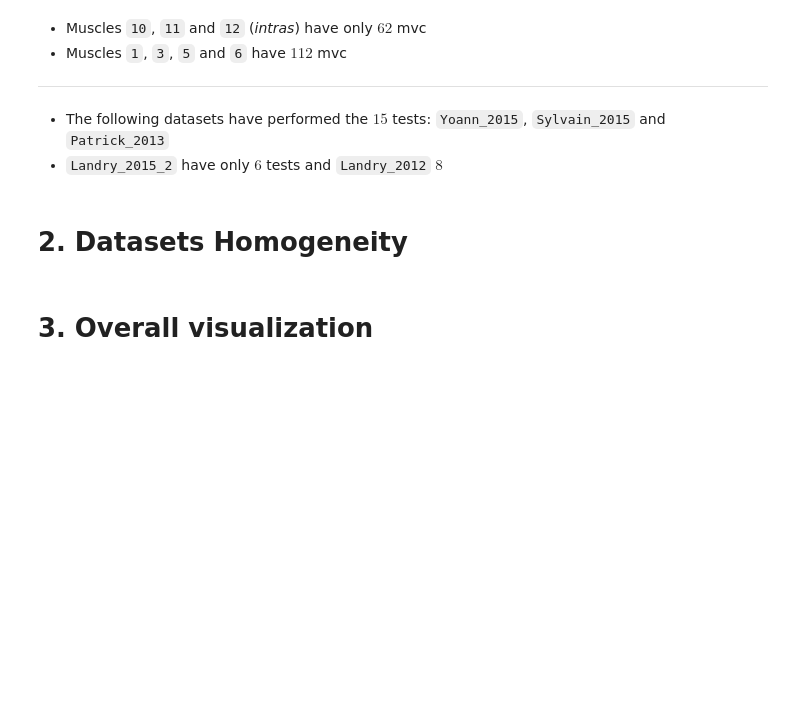
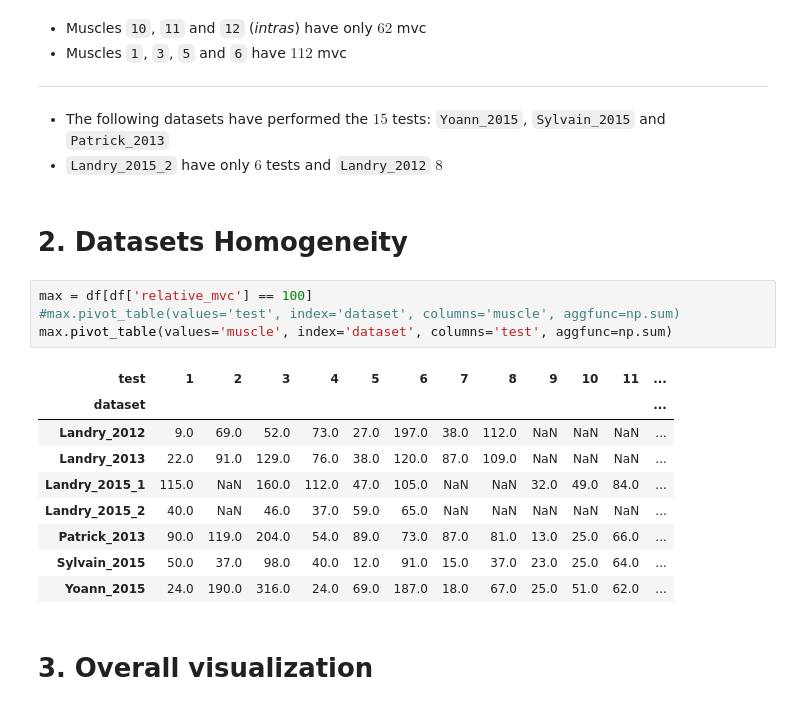
Before and after one commit to romainmartinez/mvc, a Jupyter notebook: 00_exploration.ipynb, the cells around one changed output. Cells and saved outputs as stored; diff of their text form; blank space fills up the shorter version.

```diff
--- a/00_exploration.ipynb
+++ b/00_exploration.ipynb
@@ -140,6 +120,20 @@ fig.tight_layout()
 - `Landry_2015_2` have only $6$ tests and `Landry_2012` $8$
 # %% [markdown]
 # 2. Datasets Homogeneity
+# %%
+max = df[df['relative_mvc'] == 100]
+#max.pivot_table(values='test', index='dataset', columns='muscle', aggfunc=np.sum)
+max.pivot_table(values='muscle', index='dataset', columns='test', aggfunc=np.sum)
+# %% [output]
+| test | 1 | 2 | 3 | 4 | 5 | 6 | 7 | 8 | 9 | 10 | 11 | ... |
+| dataset |  |  |  |  |  |  |  |  |  |  |  | ... |
+| Landry_2012 | 9.0 | 69.0 | 52.0 | 73.0 | 27.0 | 197.0 | 38.0 | 112.0 | NaN | NaN | NaN | ... |
+| Landry_2013 | 22.0 | 91.0 | 129.0 | 76.0 | 38.0 | 120.0 | 87.0 | 109.0 | NaN | NaN | NaN | ... |
+| Landry_2015_1 | 115.0 | NaN | 160.0 | 112.0 | 47.0 | 105.0 | NaN | NaN | 32.0 | 49.0 | 84.0 | ... |
+| Landry_2015_2 | 40.0 | NaN | 46.0 | 37.0 | 59.0 | 65.0 | NaN | NaN | NaN | NaN | NaN | ... |
+| Patrick_2013 | 90.0 | 119.0 | 204.0 | 54.0 | 89.0 | 73.0 | 87.0 | 81.0 | 13.0 | 25.0 | 66.0 | ... |
+| Sylvain_2015 | 50.0 | 37.0 | 98.0 | 40.0 | 12.0 | 91.0 | 15.0 | 37.0 | 23.0 | 25.0 | 64.0 | ... |
+| Yoann_2015 | 24.0 | 190.0 | 316.0 | 24.0 | 69.0 | 187.0 | 18.0 | 67.0 | 25.0 | 51.0 | 62.0 | ... |
 # %% [markdown]
 # 3. Overall visualization
 # %%
```
Also changed, not shown: parts of 8 cells of this notebook.
